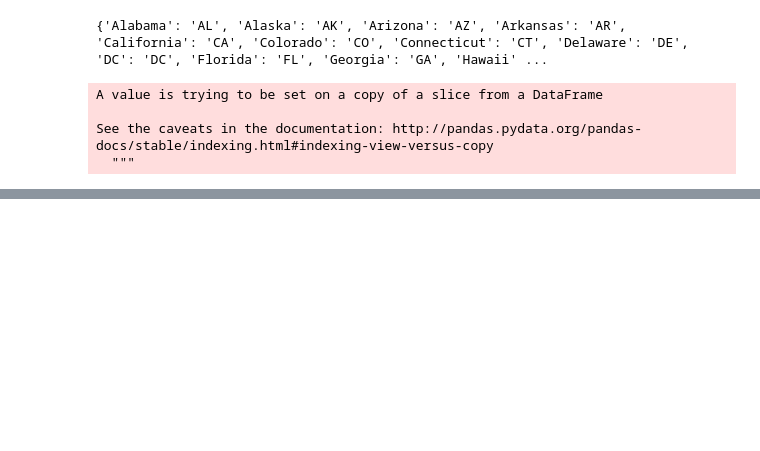
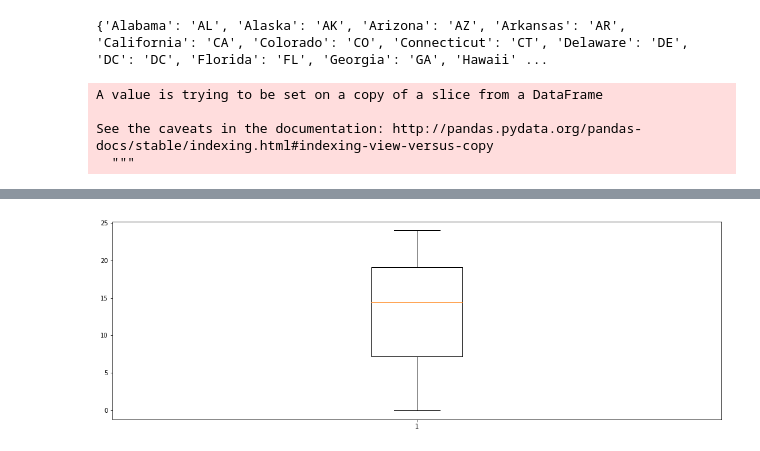
Before and after one commit to maf5509/accident_capstone, a Jupyter notebook: Untitled.ipynb, the cells around one changed output, grey strips where cells are left out. Saved outputs shown, nothing was run; the diff lists cells and outputs as text; code cells hidden in the pictures; blank space fills up the shorter version.

```diff
--- a/Untitled.ipynb
+++ b/Untitled.ipynb
@@ -375,0 +510,8 @@ plt.show()
+# %%
+plt.figure(figsize=(18,6))
+plt.boxplot(updated_table['TIME_FRAC'])
+#plt.ylabel()
+plt.show()
+#interpret posn of median re: mean, etc.
+# %% [output]
+[figure, added]
```
Also changed, not shown: parts of 38 cells of this notebook.
